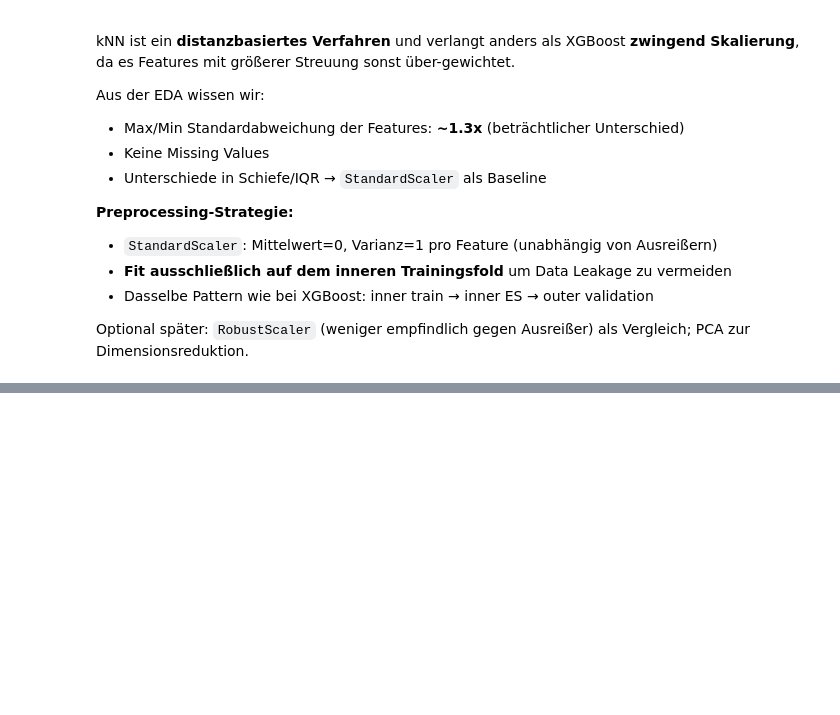
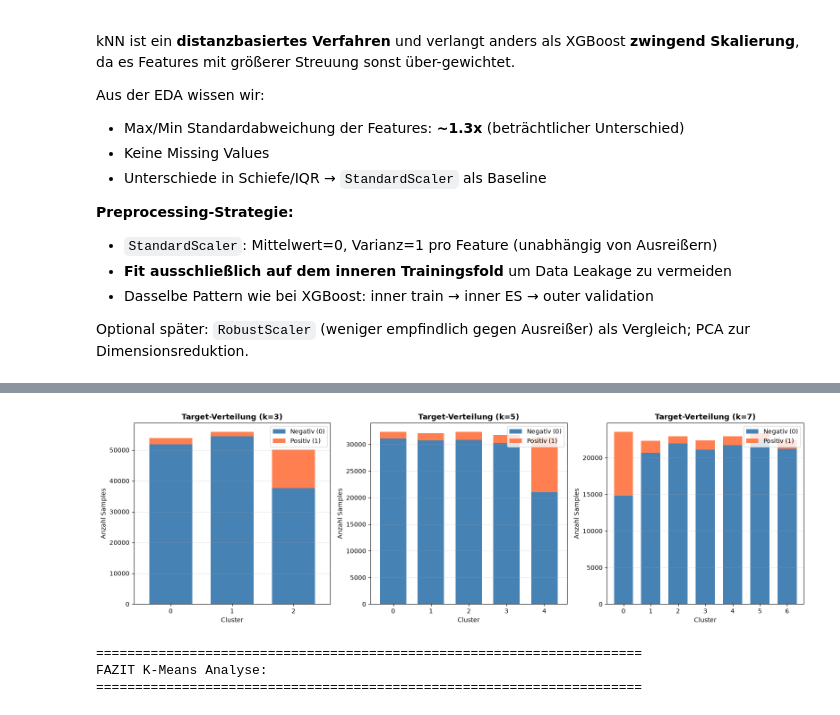
Before and after one commit to Cypshu/ADA_Project, a Jupyter notebook: Ang/Santander_EDA_Kompakt_XGBoost_v4_nestedCV_professionell.ipynb, the cells around one changed output, grey strips where cells are left out. Cells and saved outputs as stored; diff of their text form; code cells hidden in the pictures; blank space fills up the shorter version.

```diff
--- a/Ang/Santander_EDA_Kompakt_XGBoost_v4_nestedCV_professionell.ipynb
+++ b/Ang/Santander_EDA_Kompakt_XGBoost_v4_nestedCV_professionell.ipynb
@@ -1314,0 +1470,72 @@ Optional später: `RobustScaler` (weniger empfindlich gegen Ausreißer) als Verg
+# %%
+# Target-Analyse für k=3, 5, 7
+SELECTED_K_VALUES = [3, 5, 7]
+
+fig, axes = plt.subplots(1, 3, figsize=(16, 5))
+
+cluster_analysis_results = {}
+
+for idx, k in enumerate(SELECTED_K_VALUES):
+    print(f"\n{'='*70}")
+    print(f"K-Means mit k={k}")
+    print(f"{'='*70}")
+
+    # K-Means trainieren
+    kmeans = KMeans(
+        n_clusters=k,
+        random_state=KMEANS_RANDOM_STATE,
+        n_init=KMEANS_N_INIT,
+        verbose=0
+    )
+    cluster_labels = kmeans.fit_predict(X_dev_scaled)
+
+    # Target-Verteilung pro Cluster
+    cluster_target_df = pd.DataFrame({
+        "Cluster": cluster_labels,
+        "Target": y_dev.values
+    })
+
+    target_dist = cluster_target_df.groupby("Cluster")["Target"].agg([
+        ("Anzahl Negativ", lambda x: (x == 0).sum()),
+        ("Anzahl Positiv", lambda x: (x == 1).sum()),
+        ("Total", "count")
+    ])
+
+    target_dist["Anteil Positiv (%)"] = (
+        target_dist["Anzahl Positiv"] / target_dist["Total"] * 100
+    ).round(2)
+
+    cluster_analysis_results[k] = {
+        "labels": cluster_labels,
+        "distribution": target_dist,
+        "model": kmeans
+    }
+
+    print(target_dist)
+    print(f"\nPositiv-Rate nach Cluster:")
+    for cluster_id in range(k):
+        pos_rate = target_dist.loc[cluster_id, "Anteil Positiv (%)"]
+        print(f"  Cluster {cluster_id}: {pos_rate:.2f}%")
+
+    # Visualisierung: Stacked Bar Chart
+    target_dist[["Anzahl Negativ", "Anzahl Positiv"]].plot(
+        kind="bar",
+        stacked=True,
+        ax=axes[idx],
+        color=["steelblue", "coral"],
+        width=0.7
+    )
+    axes[idx].set_title(f"Target-Verteilung (k={k})", fontsize=12, fontweight="bold")
+    axes[idx].set_xlabel("Cluster", fontsize=10)
+    axes[idx].set_ylabel("Anzahl Samples", fontsize=10)
+    axes[idx].legend(["Negativ (0)", "Positiv (1)"], loc="upper right")
+    axes[idx].set_xticklabels(axes[idx].get_xticklabels(), rotation=0)
+    axes[idx].grid(alpha=0.3, axis="y")
+
+plt.tight_layout()
+plt.show()
+
+print(f"\n{'='*70}")
+print("FAZIT K-Means Analyse:")
+print(f"{'='*70}")
+# %% [output]
@@ -1314,0 +1559,4 @@ Optional später: `RobustScaler` (weniger empfindlich gegen Ausreißer) als Verg
+[figure, added]
+======================================================================
+FAZIT K-Means Analyse:
+======================================================================
```
Also changed, not shown: parts of 9 cells of this notebook.
